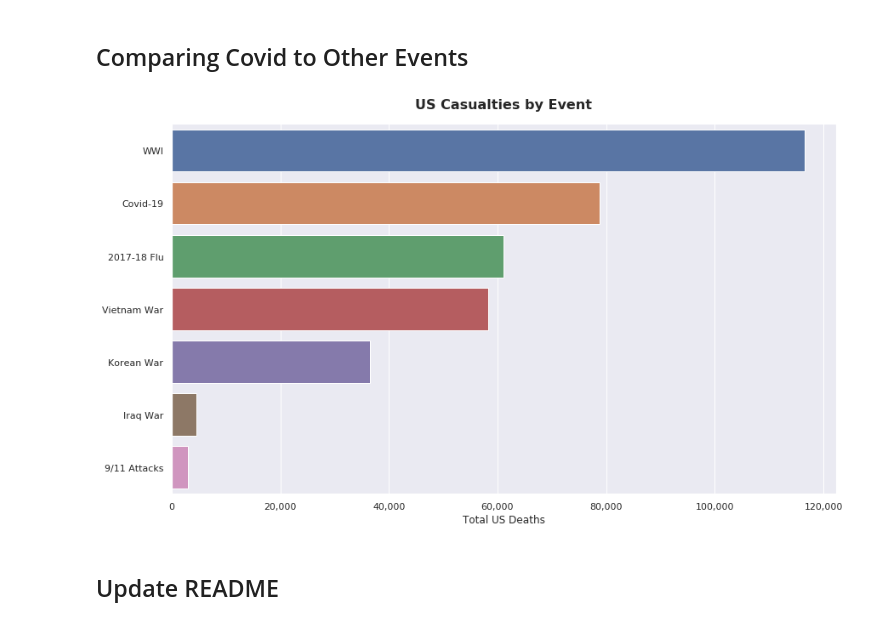
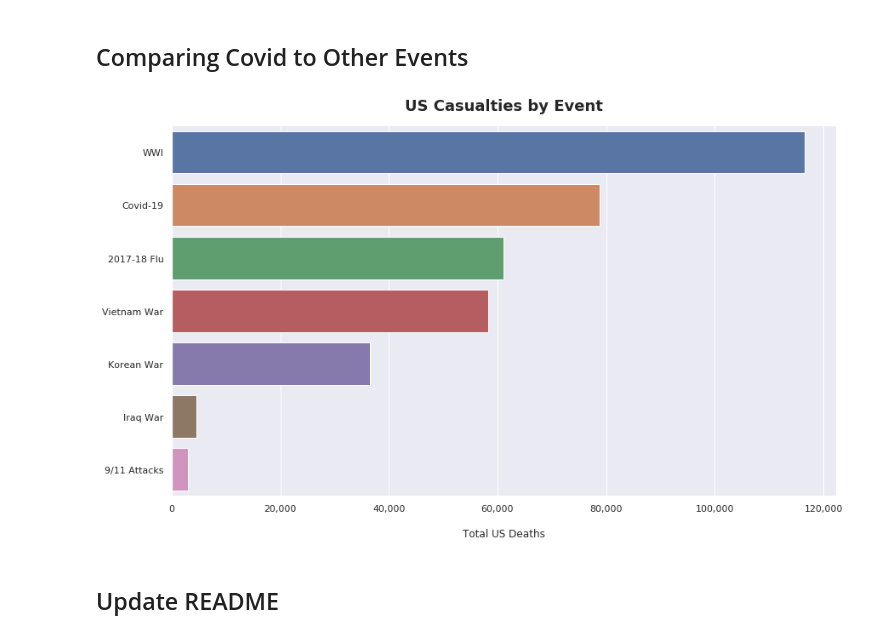
Before and after one commit to bws428/covid-19, a Jupyter notebook: covid-projections.nbconvert.ipynb, the cells around one changed output. Cells and saved outputs as stored; diff of their text form; code cells hidden in the pictures.

```diff
--- a/covid-projections.nbconvert.ipynb
+++ b/covid-projections.nbconvert.ipynb
@@ -232,30 +232,31 @@ In 14 days, there will be 1,475,927 confirmed cases in the US.
 # %%
 # Covid-19 US Deaths
 deaths = pd.read_csv('deaths.csv',
                      sep=r'\s*,\s*', encoding='ascii', engine='python')
 covid = pd.DataFrame([['Covid-19', ydata_deaths[today], 'Johns Hopkins']],
                      columns = ('event', 'deaths', 'source'))
 deaths = deaths.append(covid, ignore_index=True)
 deaths = deaths.sort_values(by=['deaths'], ascending=0)
 
 # Plot bar graph
 fig = plt.figure(figsize=(14,8))
 ax = sns.barplot(x="deaths", y="event", data=deaths)
 
 # Format y-axis labels with thousands separator
 ax = plt.gca()
 ax.get_xaxis().set_major_formatter(
     mpl.ticker.FuncFormatter(lambda x, p: format(int(x), ',')))
 
 # Set axis labels
-plt.title("US Casualties by Event", fontsize=16, pad=18, fontweight='bold')
-ax.set(xlabel='Total US Deaths', ylabel='')
+plt.title("US Casualties by Event", fontsize=18, pad=18, fontweight='bold')
+ax.set_xlabel('Total US Deaths', labelpad=18)
+ax.set_ylabel('')
 plt.show()
 
 # Save the figure as PNG
 fig.savefig("charts/casualties.png".format(latest.replace('/','.')), dpi=200)
 # %% [output]
-[figure, old version]
+[figure, new version]
 # %% [markdown]
 ## Update README
 # %%
```
Also changed, not shown: 3 other files.
